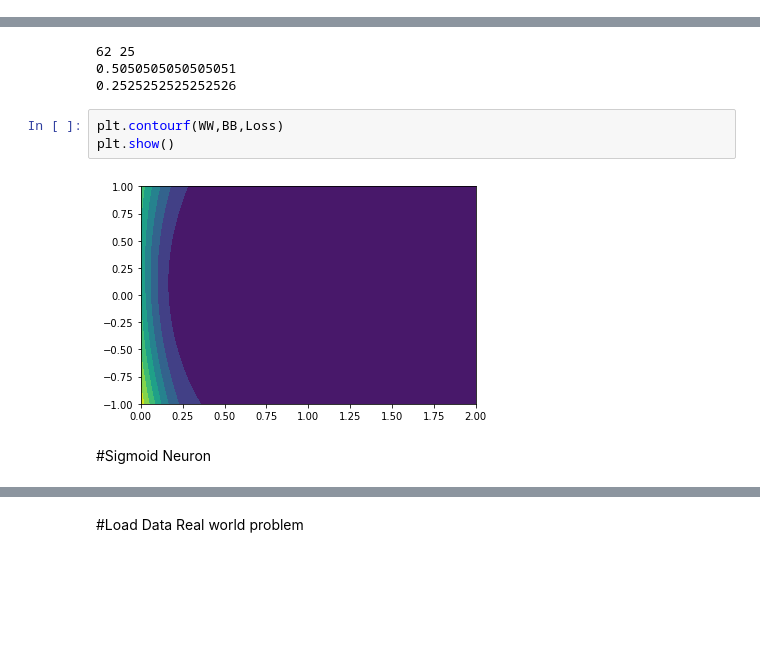
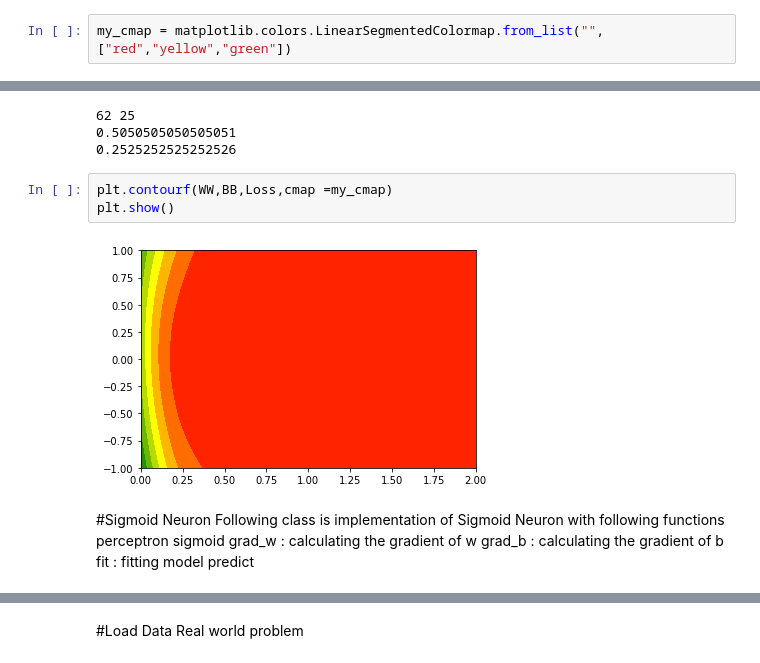
Before and after one commit to aborundiya/NeuralNetwork, a Jupyter notebook: gradientDescent.ipynb, the cells around one changed output, grey strips where cells are left out. Cells and saved outputs as stored; diff of their text form; blank space fills up the shorter version.

```diff
--- a/gradientDescent.ipynb
+++ b/gradientDescent.ipynb
@@ -39,0 +55,2 @@ XX1, XX2 = np.meshgrid(X1, X2)
+# %%
+my_cmap = matplotlib.colors.LinearSegmentedColormap.from_list("", ["red","yellow","green"])
@@ -109,12 +130,19 @@ print(BB[i,j])
 0.5050505050505051
 0.2525252525252526
 # %%
-plt.contourf(WW,BB,Loss)
+plt.contourf(WW,BB,Loss,cmap =my_cmap)
 plt.show()
 # %% [output]
-[figure, old version]
+[figure, new version]
-# %% [markdown]
-#Sigmoid Neuron
+# %% [markdown]
+#Sigmoid Neuron
+Following class is implementation of Sigmoid Neuron with following functions
+perceptron
+sigmoid
+grad_w : calculating the gradient of w
+grad_b : calculating the gradient of b
+fit : fitting model
+predict
 # %%
 class SigmoidNeuron :
 
```
Also changed, not shown: parts of 31 cells of this notebook.
